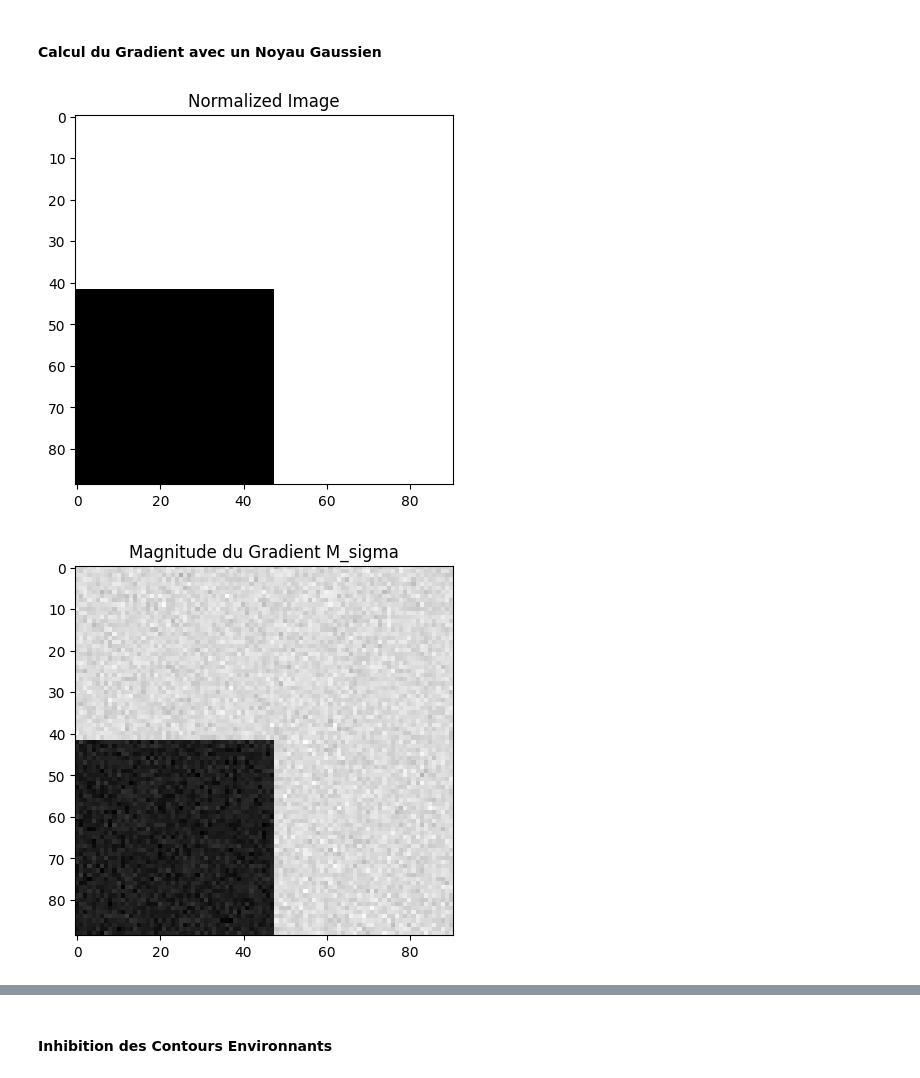
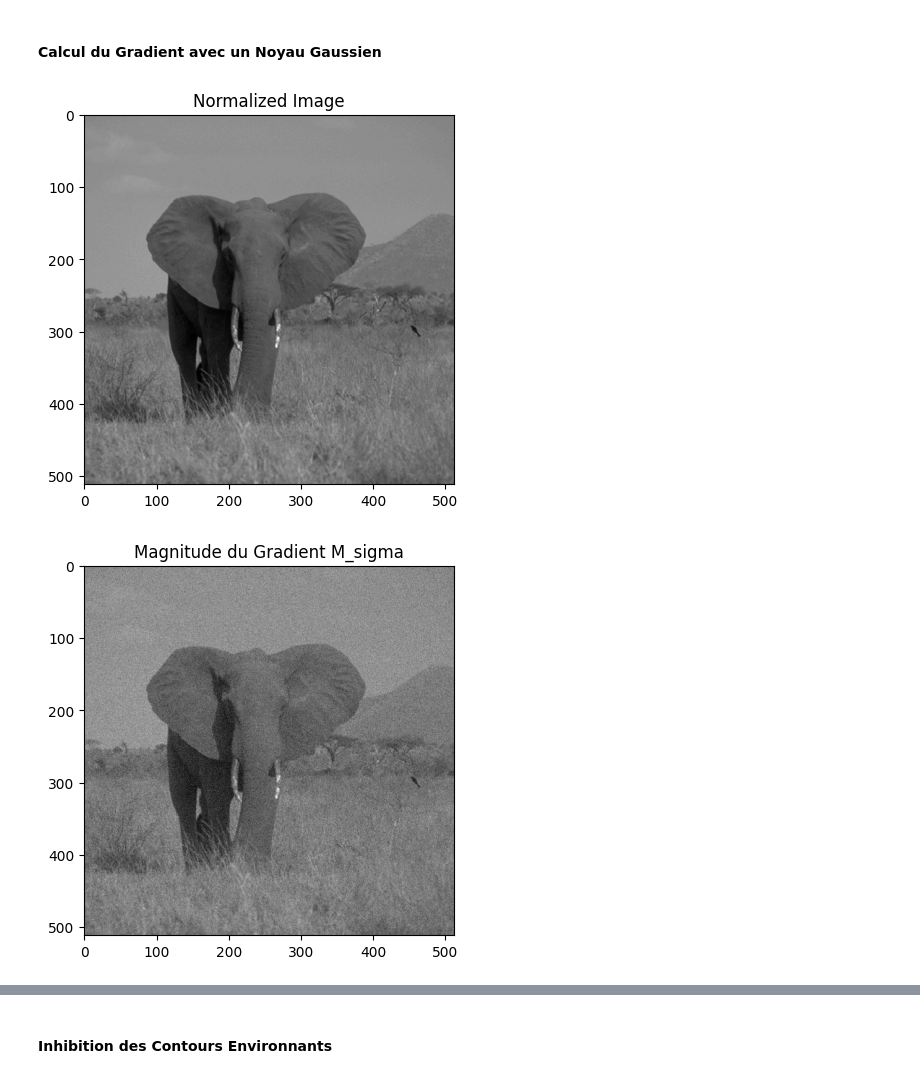
Before and after one commit to ndupont960/EtudesTechniques11, a Jupyter notebook: matlab-to_python.ipynb, the cells around one changed output, grey strips where cells are left out. Cells and saved outputs as stored; diff of their text form; code cells hidden in the pictures.

```diff
--- a/matlab-to_python.ipynb
+++ b/matlab-to_python.ipynb
@@ -44,25 +60,25 @@ def gaussian_derivative_kernels(sigma):
 # %%
 import cv2
 import matplotlib.pyplot as plt
 
 # Read the image
-image = cv2.imread('carre_blanc.jpg', cv2.IMREAD_UNCHANGED)
+image = cv2.imread('database/images/elephant_2.pgm', cv2.IMREAD_UNCHANGED)
 
 if image is None:
     print("Error: Unable to read the image.")
 else:
     # Convert to float
     image = image.astype(float)
 
     # Normalize the image values to be between 0 and 1
     image_normalized = (image - image.min()) / (image.max() - image.min())
 
     # Display the normalized image
     plt.imshow(image_normalized, cmap='gray')
     plt.title('Normalized Image')
     plt.show()
 # %% [output]
-[figure, old version]
+[figure, new version]
 # %%
 ## adding noise to the image
 
@@ -73,7 +89,7 @@ plt.imshow(image_noisy, cmap='gray')
 plt.title('Magnitude du Gradient M_sigma')
 plt.show()
 # %% [output]
-[figure, old version]
+[figure, new version]
 # %%
 # Partie 1 : Echelle unique et inhibition
 # Calcul du Gradient avec un Noyau Gaussien
```
Also changed, not shown: parts of 16 cells of this notebook.
